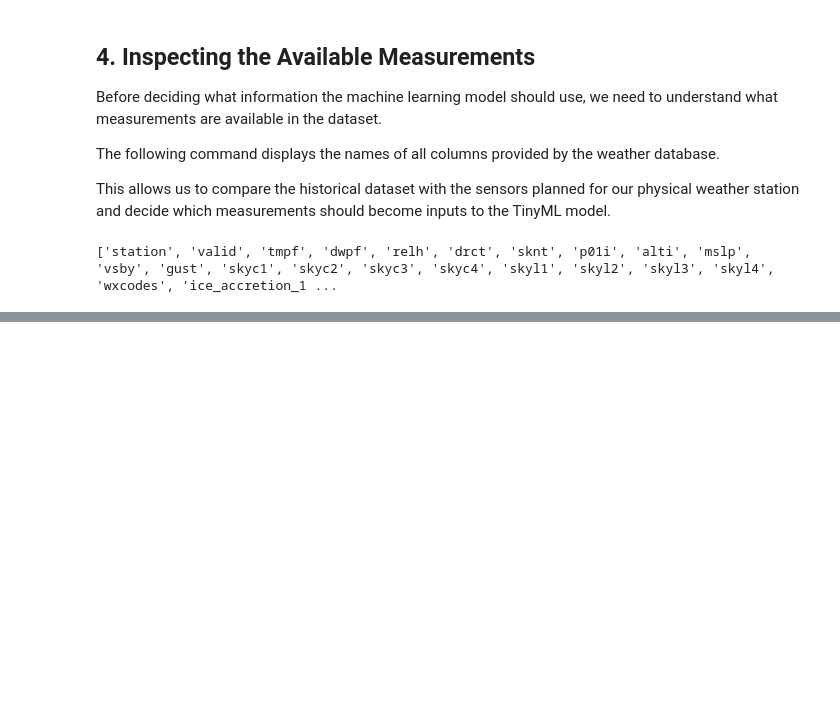
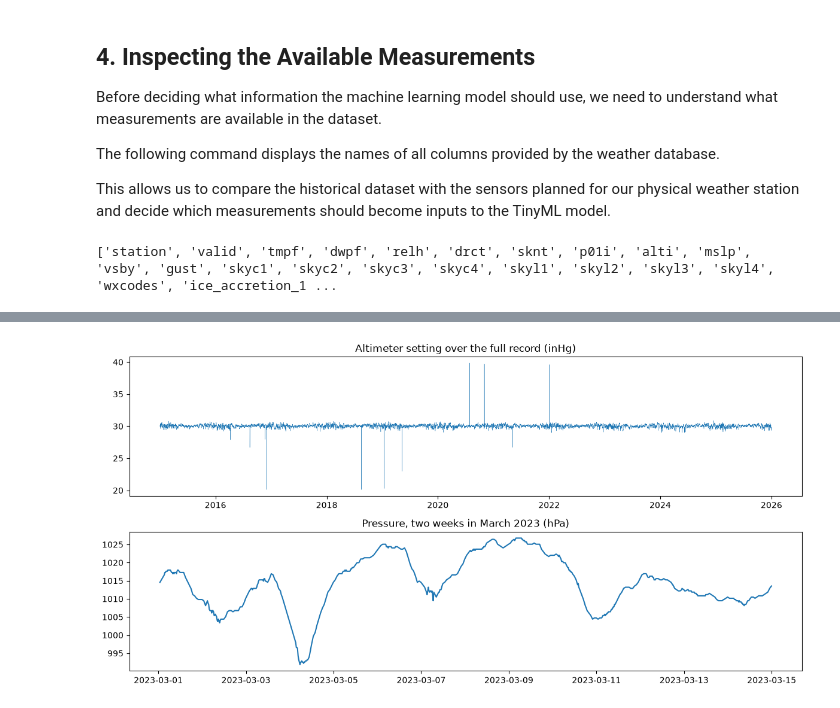
Before and after one commit to sadid-hassan/ESP32-TinyML-Weather-Prediction, a Jupyter notebook: notebooks/01_weather_data_exploration.ipynb, the cells around one changed output, grey strips where cells are left out. Saved outputs shown, nothing was run; the diff lists cells and outputs as text; code cells hidden in the pictures; blank space fills up the shorter version.

Commit message:
Explore KUNV ASOS data: missing values, pressure outliers, precipitation frequency

```diff
--- a/notebooks/01_weather_data_exploration.ipynb
+++ b/notebooks/01_weather_data_exploration.ipynb
@@ -165,3 +165,9 @@ This allows us to compare the historical dataset with the sensors planned for ou
 print(df.columns.tolist())
 # %% [output]
 ['station', 'valid', 'tmpf', 'dwpf', 'relh', 'drct', 'sknt', 'p01i', 'alti', 'mslp', 'vsby', 'gust', 'skyc1', 'skyc2', 'skyc3', 'skyc4', 'skyl1', 'skyl2', 'skyl3', 'skyl4', 'wxcodes', 'ice_accretion_1 ...
+# %%
+# CSV files store dates as plain text. If we want Pandas to do time math (i.e gaps, resamping, shifting) later,
+# then we have to convert it to real datetimes
+
+df["valid"] = pd.to_datetime(df["valid"])
+df.info()
@@ -167,0 +290,11 @@ print(df.columns.tolist())
+# %%
+# Drops empty columns, converts pressure, and finds the bad values
+
+core = ["valid", "tmpf", "dwpf", "relh", "alti", "wxcodes", "skyc1"]
+d = df[core].copy()
+
+d["pressure_hpa"] = d["alti"] * 33.8639      # inHg -> hPa, the unit our sensor will use
+
+bad = d[(d["alti"] < 28.5) | (d["alti"] > 31.5)]
+print("Suspicious pressure rows:", len(bad))
+bad[["valid", "alti"]].head(10)
@@ -167,0 +314,15 @@ print(df.columns.tolist())
+# %%
+# Creates two plots to visualize the data to see where bad values lie
+
+import matplotlib.pyplot as plt
+
+fig, ax = plt.subplots(2, 1, figsize=(12, 6))
+ax[0].plot(d["valid"], d["alti"], linewidth=0.3)
+ax[0].set_title("Altimeter setting over the full record (inHg)")
+sub = d[(d["valid"] >= "2023-03-01") & (d["valid"] < "2023-03-15")]
+ax[1].plot(sub["valid"], sub["pressure_hpa"])
+ax[1].set_title("Pressure, two weeks in March 2023 (hPa)")
+plt.tight_layout()
+plt.show()
+# %% [output]
+[figure, added]
```
Also changed, not shown: parts of 9 cells of this notebook.
